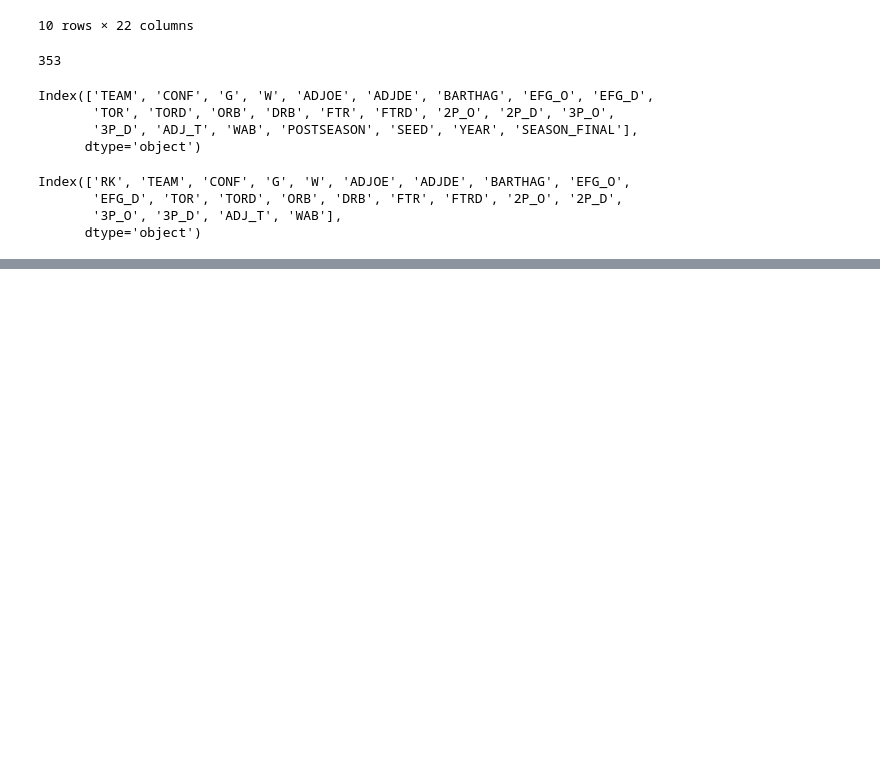
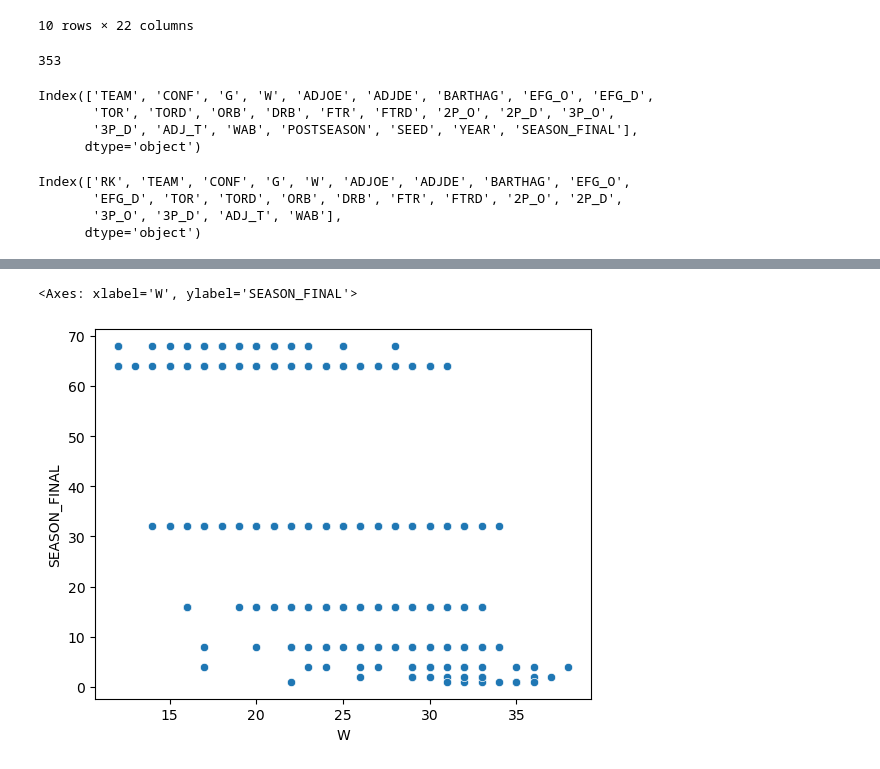
Before and after one commit to tehnoobface/CBB_Final_Project, a Jupyter notebook: cbb_data_analysis.ipynb, the cells around one changed output, grey strips where cells are left out. Cells and saved outputs as stored; diff of their text form; code cells hidden in the pictures; blank space fills up the shorter version.

```diff
--- a/cbb_data_analysis.ipynb
+++ b/cbb_data_analysis.ipynb
@@ -114,0 +163,6 @@ Index(['RK', 'TEAM', 'CONF', 'G', 'W', 'ADJOE', 'ADJDE', 'BARTHAG', 'EFG_O',
+# %%
+# Plot correlation between Wins and SEASON_FINAL in the cbb dataframe:
+sns.scatterplot(x='W', y='SEASON_FINAL', data=cbb)
+# %% [output]
+<Axes: xlabel='W', ylabel='SEASON_FINAL'>
+[figure, added]
```
Also changed, not shown: parts of 7 cells of this notebook, 2 other files.
